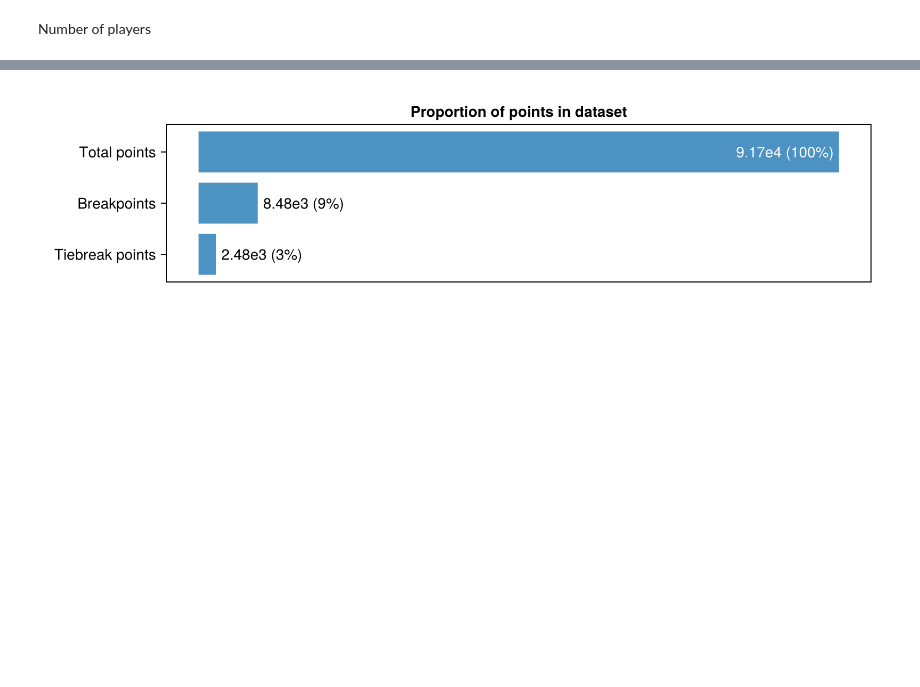
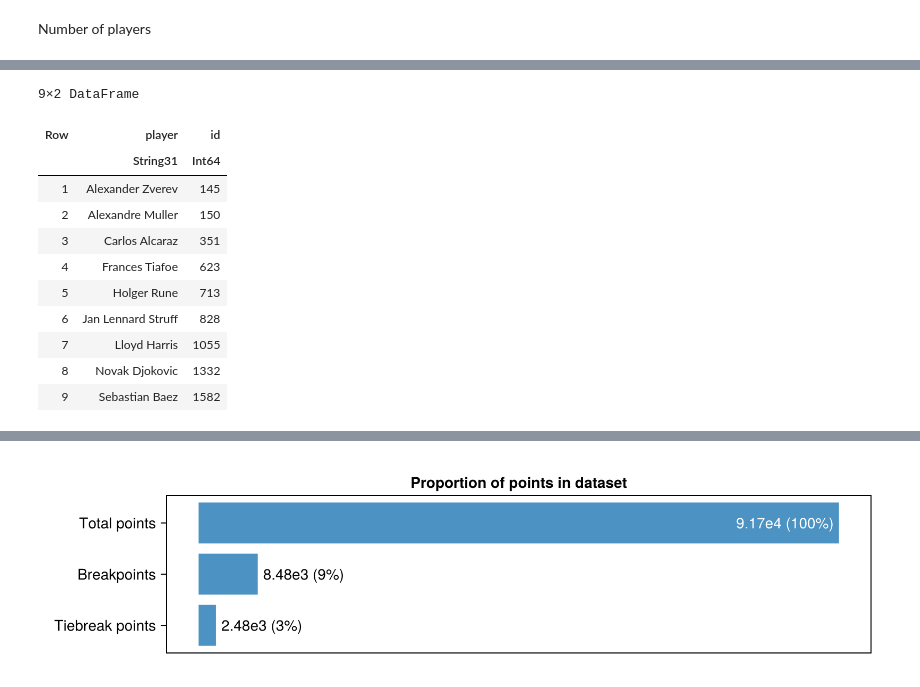
Before and after one commit to VictorKeil/grand-slam-analysis, a Jupyter notebook: Main.ipynb, the cells around one changed output, grey strips where cells are left out. Cells and saved outputs as stored; diff of their text form; code cells hidden in the pictures; blank space fills up the shorter version.

```diff
--- a/Main.ipynb
+++ b/Main.ipynb
@@ -319,0 +427,15 @@ CairoMakie.save(joinpath("figs", "tmnt_player_freq.png"), f)
+# %%
+players[players.id .∈ Ref(unique(keys(player_games))), :]
+# %% [output]
+9×2 DataFrame
+| Row | player | id |
+|  | String31 | Int64 |
+| 1 | Alexander Zverev | 145 |
+| 2 | Alexandre Muller | 150 |
+| 3 | Carlos Alcaraz | 351 |
+| 4 | Frances Tiafoe | 623 |
+| 5 | Holger Rune | 713 |
+| 6 | Jan Lennard Struff | 828 |
+| 7 | Lloyd Harris | 1055 |
+| 8 | Novak Djokovic | 1332 |
+| 9 | Sebastian Baez | 1582 |
```
Also changed, not shown: parts of 28 cells of this notebook, 2 other files.
